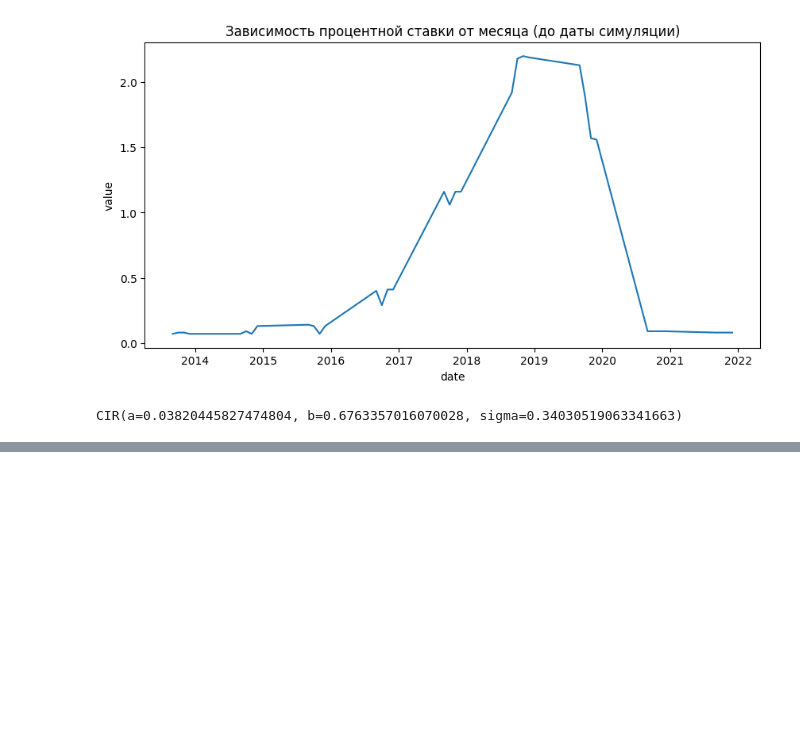
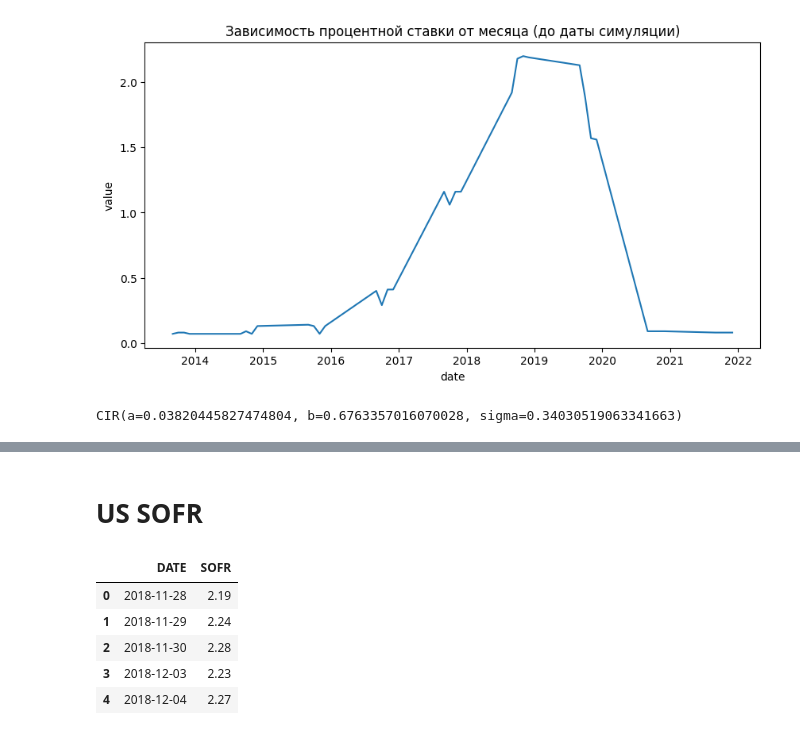
Before and after one commit to M1croZavr/simulation-models-project, a Jupyter notebook: interest_rate_us.ipynb, the cells around one changed output, grey strips where cells are left out. Drawn from its saved outputs; the diff is of its cells as text; code cells hidden in the pictures; blank space fills up the shorter version.

```diff
--- a/interest_rate_us.ipynb
+++ b/interest_rate_us.ipynb
@@ -81,0 +87,12 @@ plt.ylabel('Процентная ставка');
+# %% [markdown]
+# US SOFR
+# %%
+df_sofr = pd.read_csv('./data_processing/data/SOFR.csv', parse_dates=['DATE'])
+df_sofr.head()
+# %% [output]
+|  | DATE | SOFR |
+| 0 | 2018-11-28 | 2.19 |
+| 1 | 2018-11-29 | 2.24 |
+| 2 | 2018-11-30 | 2.28 |
+| 3 | 2018-12-03 | 2.23 |
+| 4 | 2018-12-04 | 2.27 |
```
Also changed, not shown: parts of 12 cells of this notebook, 2 other files.
